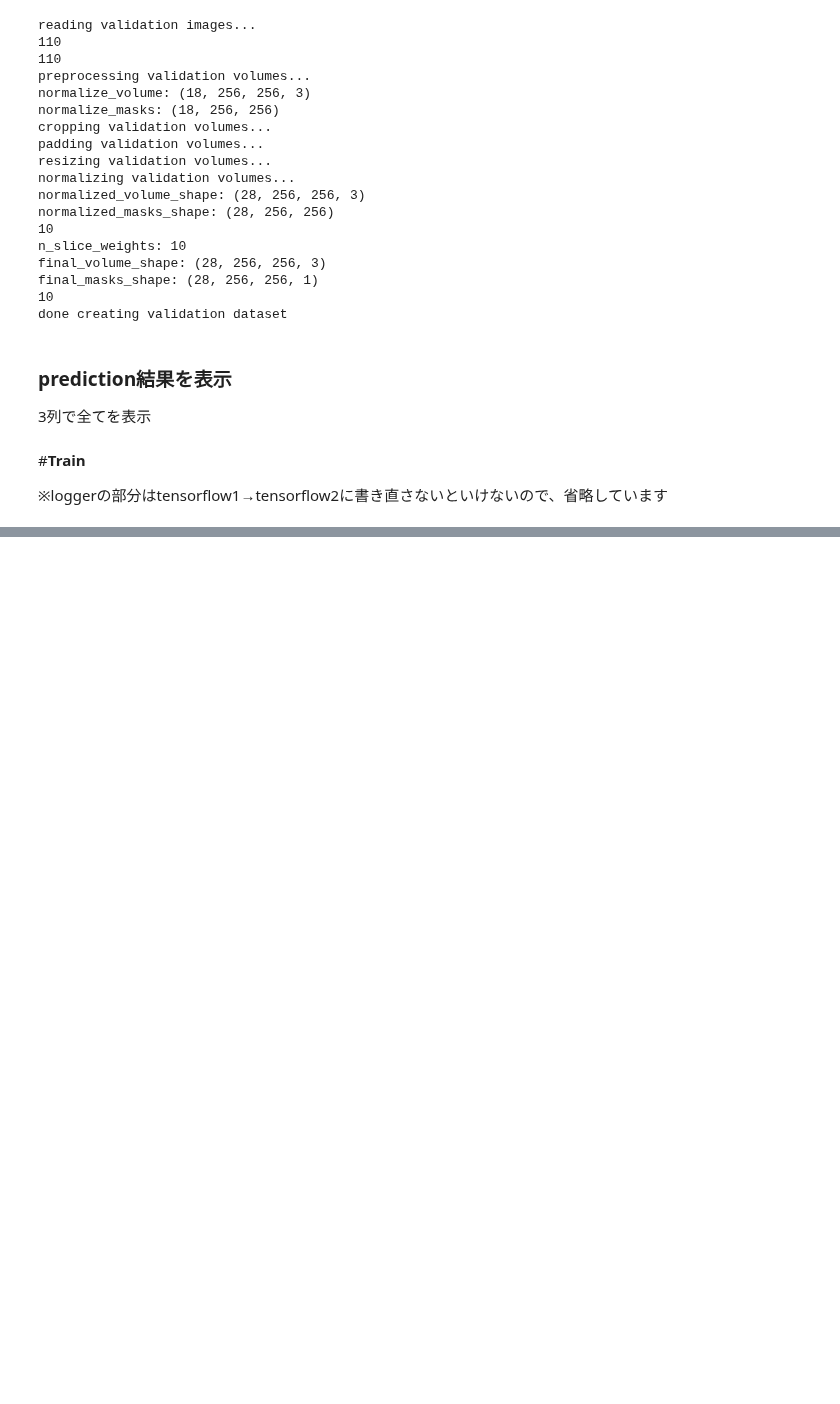
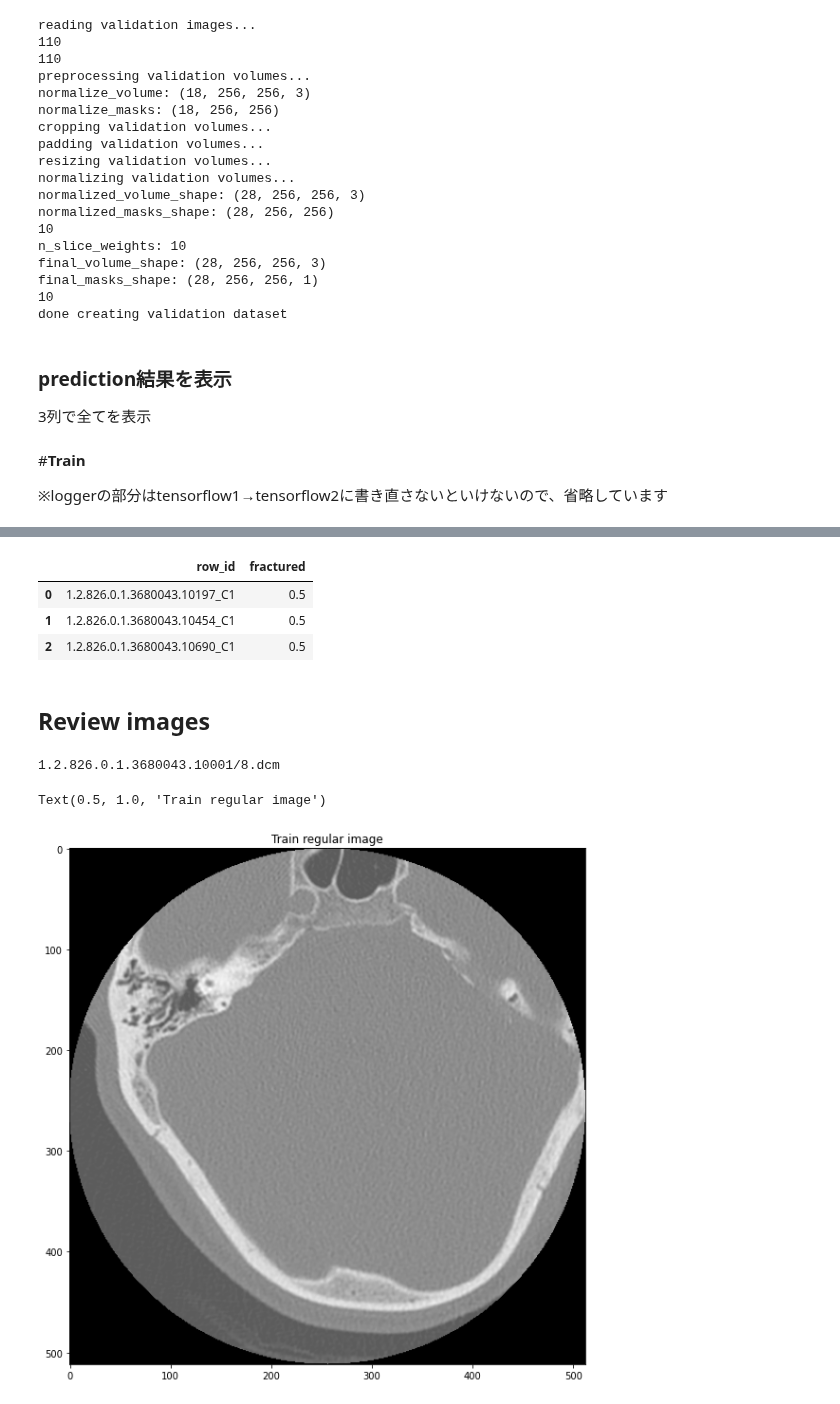
Before and after one commit to ykitaguchi77/Article_implementation, a Jupyter notebook: 3D-UNET_brain_segmentation.ipynb, the cells around one changed output, grey strips where cells are left out. Drawn from its saved outputs; the diff is of its cells as text; code cells hidden in the pictures; blank space fills up the shorter version.

```diff
--- a/3D-UNET_brain_segmentation.ipynb
+++ b/3D-UNET_brain_segmentation.ipynb
@@ -793,0 +889,36 @@ KeyboardInterrupt: ignored
+# %%
+sample_submission= pd.read_csv(root_dir + "/sample_submission.csv")
+sample_submission
+# %% [output]
+|  | row_id | fractured |
+| 0 | 1.2.826.0.1.3680043.10197_C1 | 0.5 |
+| 1 | 1.2.826.0.1.3680043.10454_C1 | 0.5 |
+| 2 | 1.2.826.0.1.3680043.10690_C1 | 0.5 |
+# %% [markdown]
+## Review images
+# %%
+def load_dicom(path):
+    """
+    This supports loading both regular and compressed JPEG images.
+    See the first sell with `pip install` commands for the necessary dependencies
+    """
+    img=dicom.dcmread(path)
+    img.PhotometricInterpretation = 'YBR_FULL'
+    data = img.pixel_array
+    data = data - np.min(data)
+    if np.max(data) != 0:
+        data = data / np.max(data)
+    data=(data * 255).astype(np.uint8)
+    return cv2.cvtColor(data, cv2.COLOR_GRAY2RGB), img
+
+rand= randint(0, 10)
+print(f'1.2.826.0.1.3680043.10001/{rand}.dcm')
+im, meta = load_dicom(root_dir + f'/train_images/1.2.826.0.1.3680043.10001/{rand}.dcm')
+plt.figure(figsize = (10,10
+                ))
+plt.imshow(im)
+plt.title('Train regular image')
+# %% [output]
+1.2.826.0.1.3680043.10001/8.dcm
+Text(0.5, 1.0, 'Train regular image')
+[figure, added]
```
Also changed, not shown: parts of 16 cells of this notebook.
